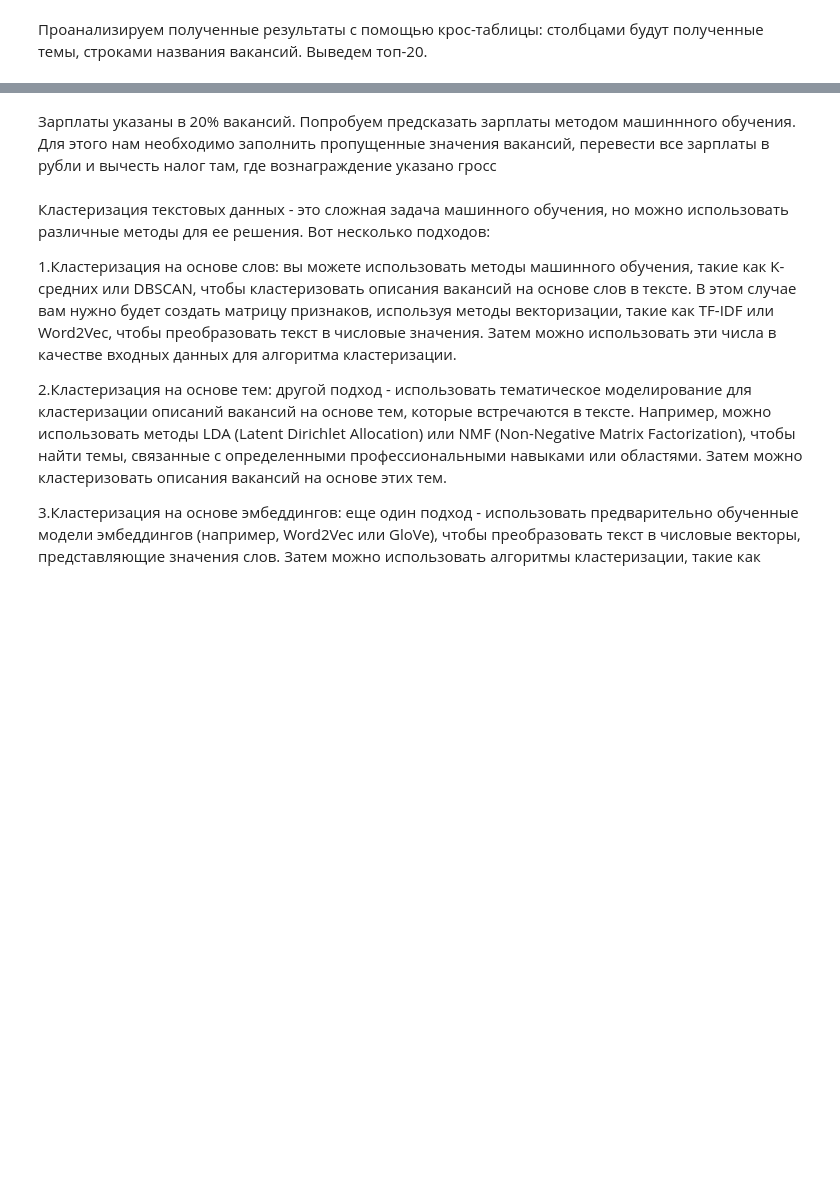
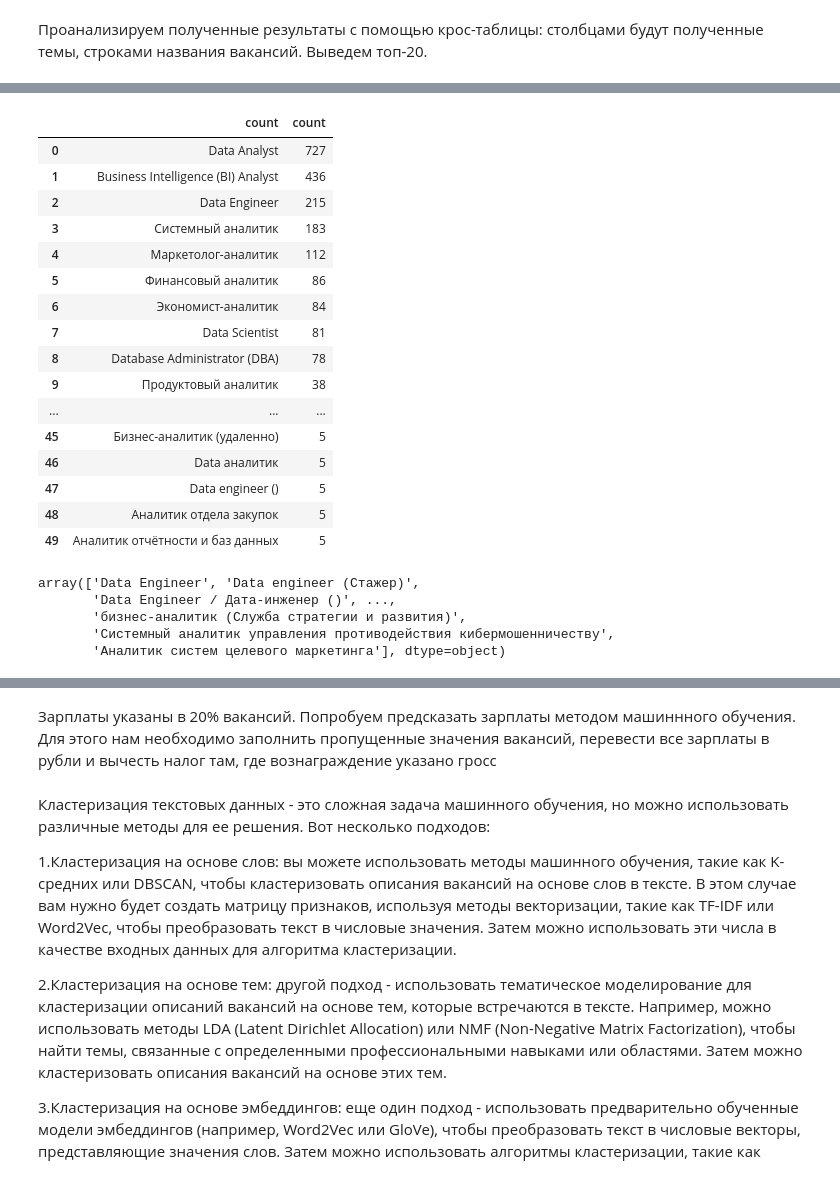
Before and after one commit to maima1810/hh_project, a Jupyter notebook: hh_project.ipynb, the cells around one changed output, grey strips where cells are left out. Cells and saved outputs as stored; diff of their text form; code cells hidden in the pictures; blank space fills up the shorter version.

Commit message:
names_upd

```diff
--- a/hh_project.ipynb
+++ b/hh_project.ipynb
@@ -1666,0 +1660,27 @@ Data engineer                6   5   3   0   0  11   25
+# %%
+# Очистим от грейдов
+# Список слов для удаления
+words_to_remove = [
+        'Junior'
+        , 'junior'
+        , 'Младший'
+        , 'младший'
+        , 'Senior'
+        , 'senior'
+        , 'Старший'
+        , 'старший'
+        , 'Ведущий'
+        , 'ведущий'
+        , 'Middle'
+        , 'middle'
+
+]
+
+# Создаем регулярное выражение для удаления указанных слов
+pattern = '|'.join(words_to_remove)
+
+# Применяем регулярное выражение к столбцу 'name'
+df['name_clean'] = df['name'].apply(lambda x: re.sub(pattern, '', x))
+
+# Удаление пробелов в начале и конце столбца 'name'
+df['name_clean'] = df['name_clean'].str.strip()
@@ -1666,0 +1885,6 @@ Data engineer                6   5   3   0   0  11   25
+# %%
+# Удаление пробелов в начале и конце столбца 'name_clean'
+df['name_clean'] = df['name_clean'].str.strip()
+
+# Замена значений в соответствии со словарем только при точном совпадении
+df['name_clean'] = df['name_clean'].replace(vacancies_dict)
@@ -1666,0 +1962,30 @@ Data engineer                6   5   3   0   0  11   25
+# %%
+counts = df['name_clean'].value_counts().sort_values(ascending=False).head(50)
+counts_df = counts.to_frame().reset_index().rename(columns={'index': 'name_clean', 'name_clean': 'count'})
+counts_df
+# %% [output]
+|  | count | count |
+| 0 | Data Analyst | 727 |
+| 1 | Business Intelligence (BI) Analyst | 436 |
+| 2 | Data Engineer | 215 |
+| 3 | Системный аналитик | 183 |
+| 4 | Маркетолог-аналитик | 112 |
+| 5 | Финансовый аналитик | 86 |
+| 6 | Экономист-аналитик | 84 |
+| 7 | Data Scientist | 81 |
+| 8 | Database Administrator (DBA) | 78 |
+| 9 | Продуктовый аналитик | 38 |
+| ... | ... | ... |
+| 45 | Бизнес-аналитик (удаленно) | 5 |
+| 46 | Data аналитик | 5 |
+| 47 | Data engineer () | 5 |
+| 48 | Аналитик отдела закупок | 5 |
+| 49 | Аналитик отчётности и баз данных | 5 |
+# %%
+df['name_clean'].unique()
+# %% [output]
+array(['Data Engineer', 'Data engineer (Стажер)',
+       'Data Engineer / Дата-инженер ()', ...,
+       'бизнес-аналитик (Служба стратегии и развития)',
+       'Системный аналитик управления противодействия кибермошенничеству',
+       'Аналитик систем целевого маркетинга'], dtype=object)
```
Also changed, not shown: parts of 26 cells of this notebook, 3 other files.
